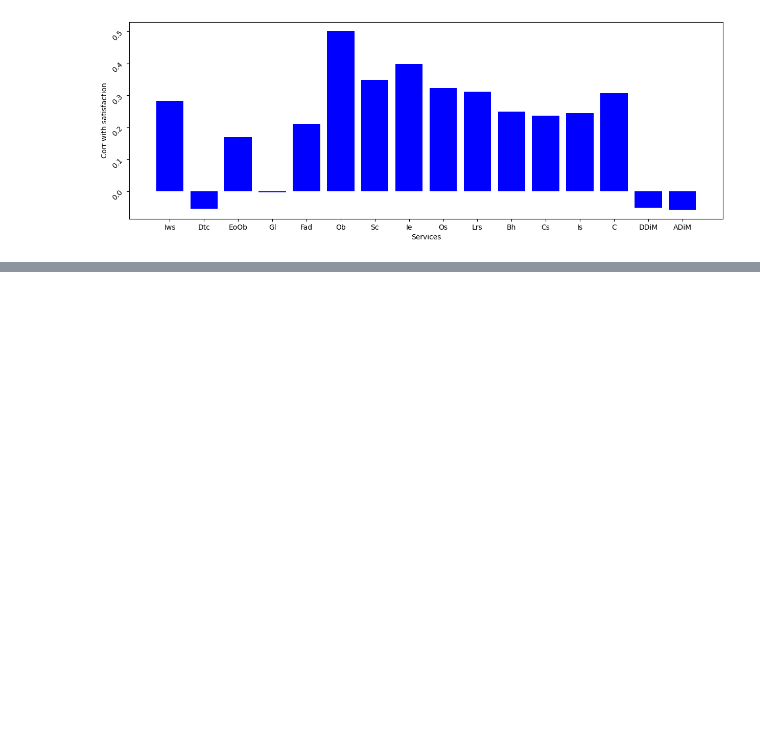
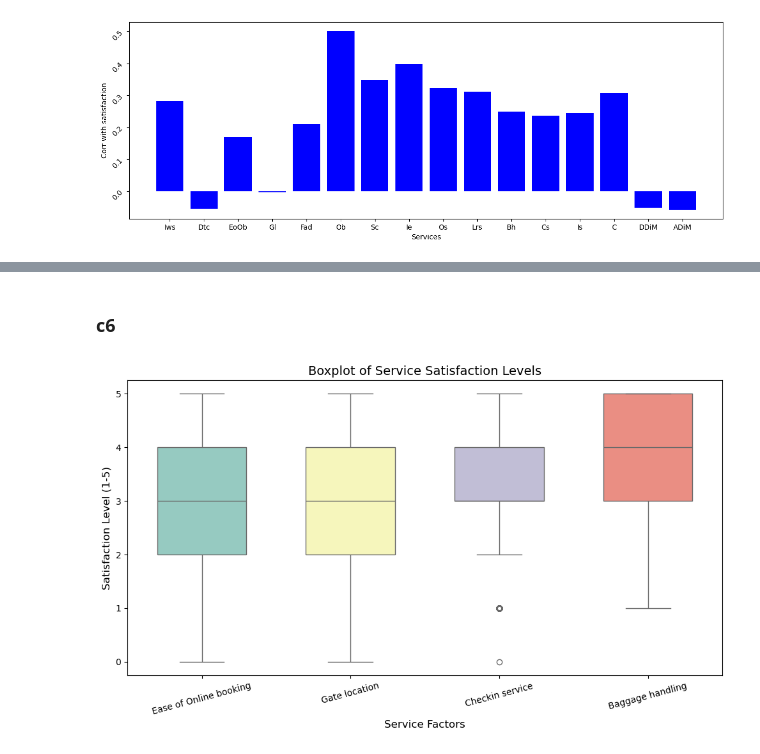
Before and after one commit to little-duck-vie/ltxldl-hoc-lam-giau, a Jupyter notebook: Code_python.ipynb, the cells around one changed output, grey strips where cells are left out. Cells and saved outputs as stored; diff of their text form; code cells hidden in the pictures; blank space fills up the shorter version.

```diff
--- a/Code_python.ipynb
+++ b/Code_python.ipynb
@@ -123,0 +123,15 @@ Please also refer to the documentation for alternative solver options:
+# %% [markdown]
+### c6
+# %%
+data_frame_copy_4 = data_frame.copy()
+service_columns = ['Ease of Online booking','Gate location', 'Checkin service', 'Baggage handling']
+plt.figure(figsize=(10, 6))
+sns.boxplot(data=data_frame_copy_4[service_columns], palette="Set3", width=0.6)
+plt.title("Boxplot of Service Satisfaction Levels", fontsize=14)
+plt.ylabel("Satisfaction Level (1-5)", fontsize=12)
+plt.xlabel("Service Factors", fontsize=12)
+plt.xticks(rotation=15)
+plt.tight_layout()
+plt.show()
+# %% [output]
+[figure, added]
```
Also changed, not shown: parts of 7 cells of this notebook.
